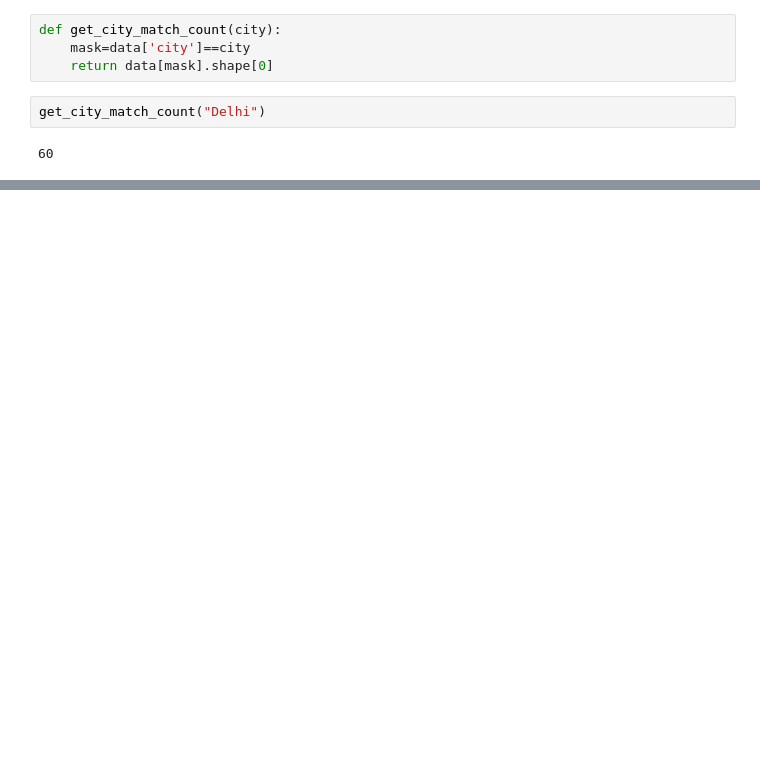
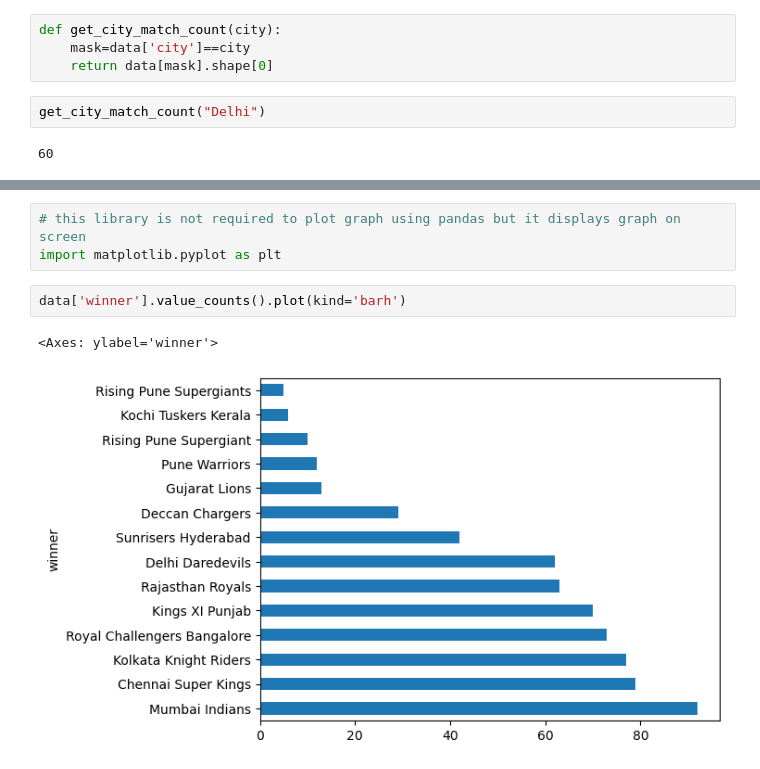
Before and after one commit to Aashish-Raghav/Machine-Learning, a Jupyter notebook: Juypter/Pandas.ipynb, the cells around one changed output, grey strips where cells are left out. Saved outputs shown, nothing was run; the diff lists cells and outputs as text; blank space fills up the shorter version.

Commit message:
Pandas: Plot graph using pandas library

```diff
--- a/Juypter/Pandas.ipynb
+++ b/Juypter/Pandas.ipynb
@@ -107,0 +127,8 @@ get_city_match_count("Delhi")
+# %%
+# this library is not required to plot graph using pandas but it displays graph on screen
+import matplotlib.pyplot as plt
+# %%
+data['winner'].value_counts().plot(kind='barh')
+# %% [output]
+<Axes: ylabel='winner'>
+[figure, added]
```
Also changed, not shown: parts of 4 cells of this notebook.
